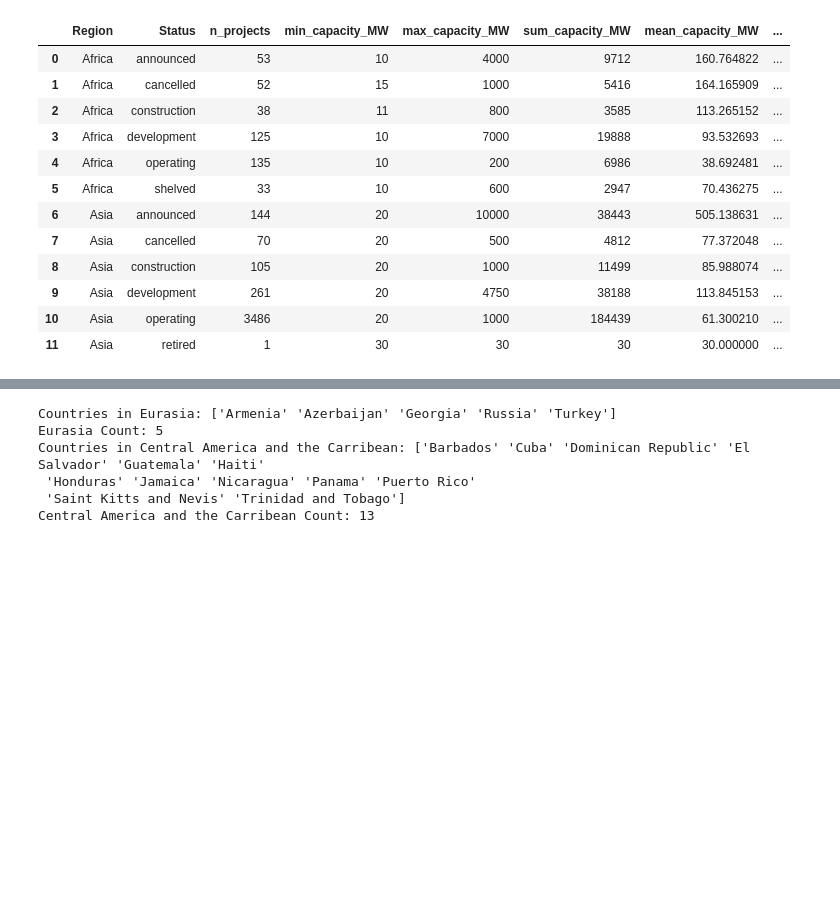
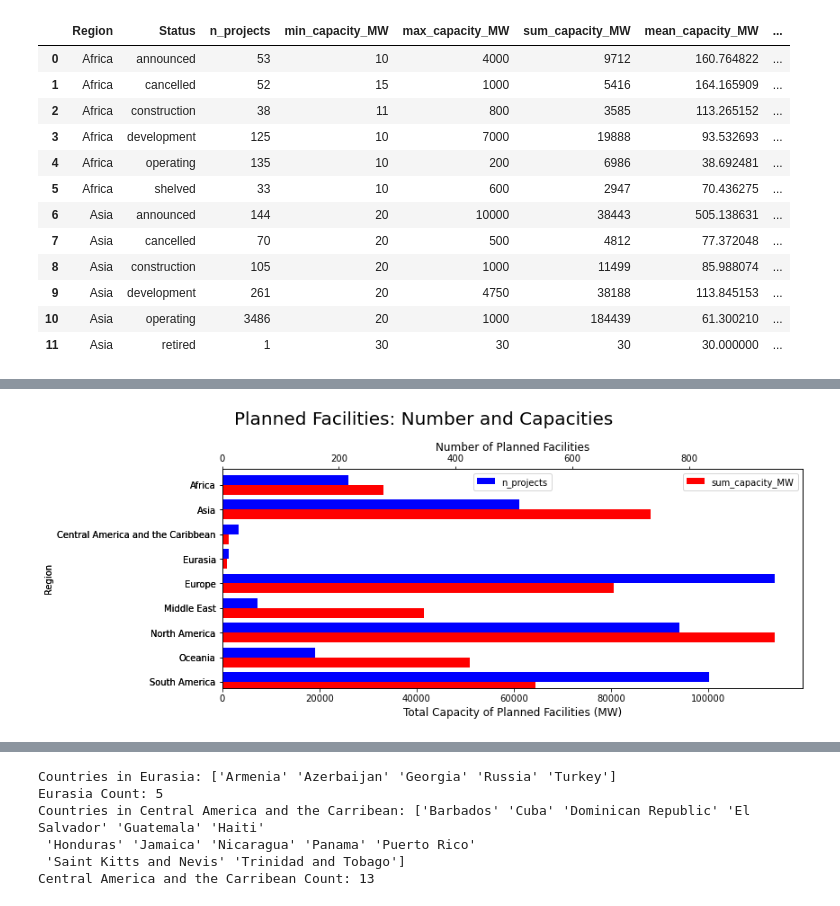
Before and after one commit to caitlinruble/Springboard, a Jupyter notebook: Assignments/Data Storytelling/Global Solar Power Analysis.ipynb, the cells around one changed output, grey strips where cells are left out. Cells and saved outputs as stored; diff of their text form; code cells hidden in the pictures; blank space fills up the shorter version.

```diff
--- a/Assignments/Data Storytelling/Global Solar Power Analysis.ipynb
+++ b/Assignments/Data Storytelling/Global Solar Power Analysis.ipynb
@@ -170,0 +159,26 @@ Text(0.5, 0, 'Operating Capacity Announced Facilities (MW)')
+# %%
+planned = continents[continents['Status'].isin(['construction','announced','development'])].sort_values(by='Region', ascending=False)
+planned = planned.groupby(['Region'], as_index=True).agg(
+    { #count n projects
+    'n_projects': 'sum',
+    #find total capacity
+    'sum_capacity_MW': 'sum'})
+planned.sort_index(ascending=False, inplace=True)
+# %%
+
+fig = plt.figure(tight_layout=True, figsize=(12,5))
+ax1=fig.add_subplot(111)
+ax2= ax1.twiny()
+
+width = 0.4
+planned.sum_capacity_MW.plot(kind='barh', color='red', width=width, ax=ax1, position=1)
+planned.n_projects.plot(kind='barh', color='blue', width = width, ax=ax2, position=0)
+ax1.set_xlabel('Total Capacity of Planned Facilities (MW)', fontsize=12)
+ax2.set_xlabel('Number of Planned Facilities', fontsize=12)
+ax1.legend()
+ax2.legend(loc='upper center')
+fig.suptitle('Planned Facilities: Number and Capacities', fontsize=20)
+
+plt.show()
+# %% [output]
+[figure, added]
```
Also changed, not shown: parts of 20 cells of this notebook.
